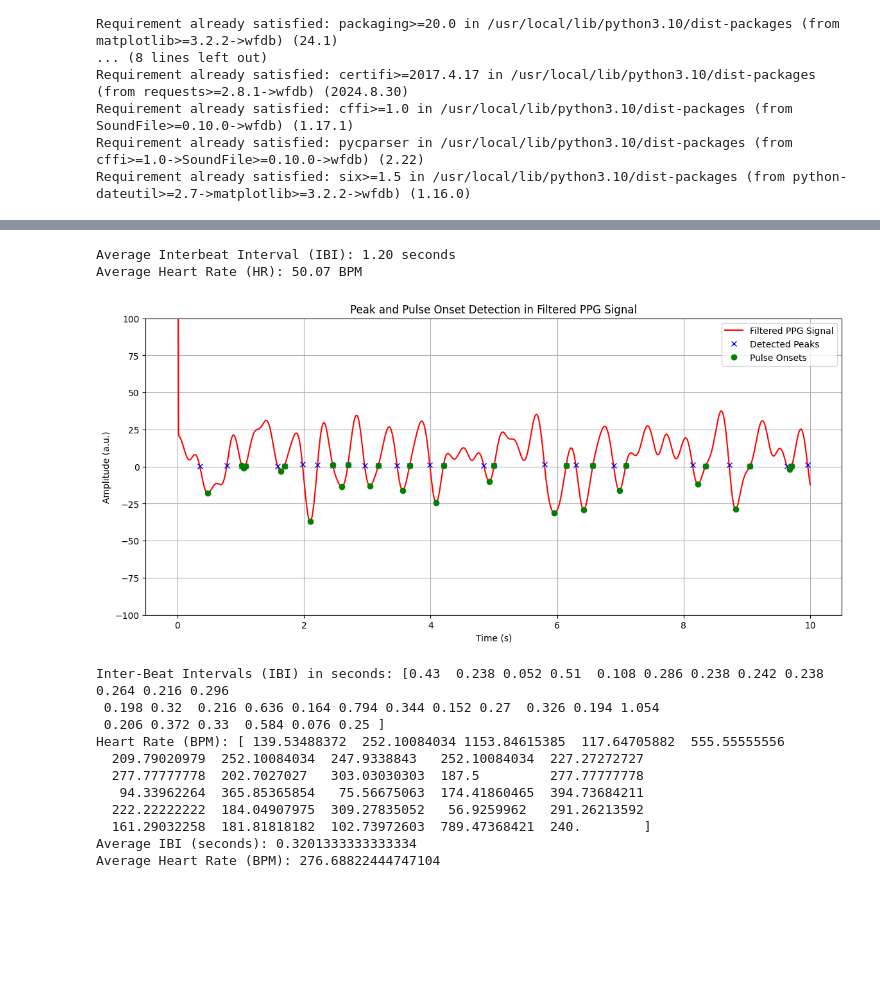
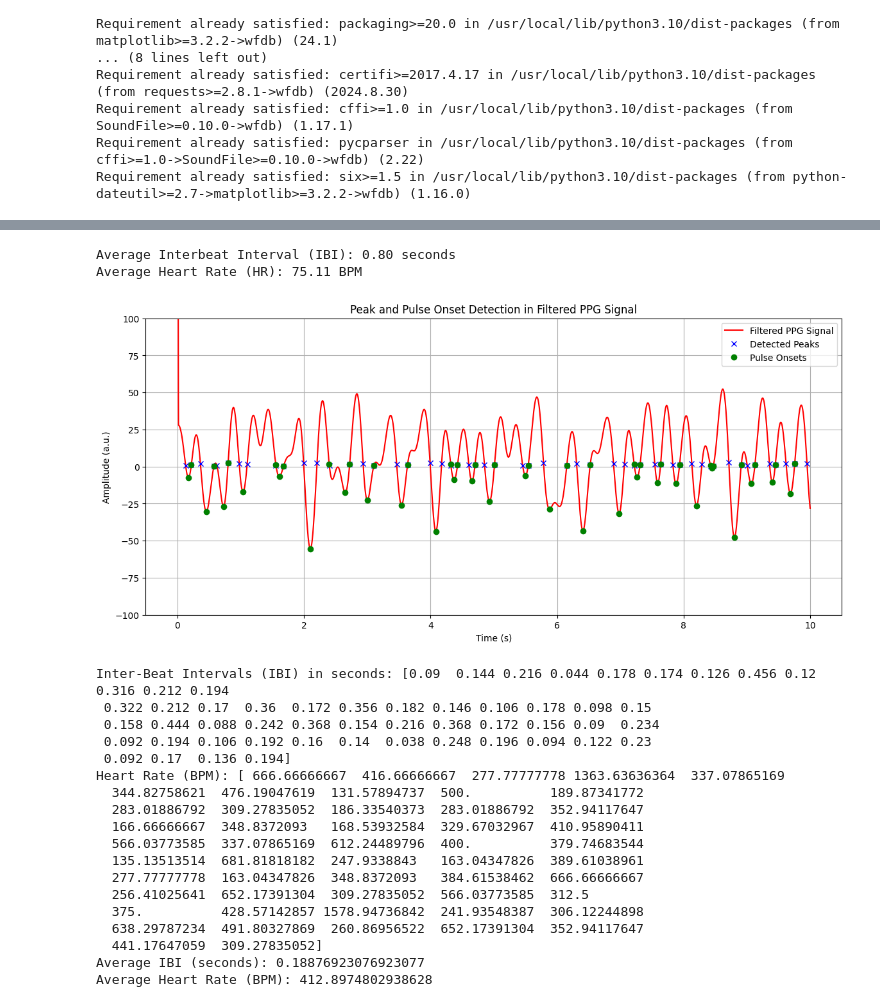
Before and after one commit to HRJ369/DH_307, a Jupyter notebook: DH_307_ppg.ipynb, the cells around one changed output, grey strips where cells are left out. Saved outputs shown, nothing was run; the diff lists cells and outputs as text; code cells hidden in the pictures; blank space fills up the shorter version.

```diff
--- a/DH_307_ppg.ipynb
+++ b/DH_307_ppg.ipynb
@@ -134,7 +163,7 @@ ppg_signal_10s = ppg_signal[:max_index]
 filtered_ppg_signal_10s = filtered_ppg_signal_lowpass[:max_index]
 
 # Parameters for systolic peak detection (these values need tuning)
-min_distance = int(0.6 * fs)  # Minimum distance between peaks (based on typical heart rate, 60-100 bpm)
+min_distance = int(0.4 * fs)  # Minimum distance between peaks (based on typical heart rate, 60-100 bpm)
 prominence_value = 500  # Controls how prominent a peak needs to be
 height_threshold = 32000  # Minimum height to be considered a systolic peak
 
@@ -214,8 +244,8 @@ average_HR = 60 / average_IBI  # Heart rate in BPM
 print(f"Average Interbeat Interval (IBI): {average_IBI:.2f} seconds")
 print(f"Average Heart Rate (HR): {average_HR:.2f} BPM")
 # %% [output]
-Average Interbeat Interval (IBI): 1.20 seconds
-Average Heart Rate (HR): 50.07 BPM
+Average Interbeat Interval (IBI): 0.80 seconds
+Average Heart Rate (HR): 75.11 BPM
 # %%
 #USE OF Pulse peak determination using Gaussian derivative filter (GDF), positive zerocrossing detection, and peak correction.
 #Pulse onset determination by finding the local minimum between two successive detected peaks.
@@ -265,38 +295,38 @@ def find_pulse_onsets(peaks, signal):
 
 # Assuming 'ppg_signal' and 'fs' (sampling frequency) are already defined
 # Apply Gaussian Derivative Filter
-filtered_signal = apply_gdf(filtered_ppg_signal)
+filtered_signal = apply_gdf(filtered_ppg_signal_lowpass)
 
 # Detect peaks using zero-crossing
 peaks = detect_peaks(filtered_signal)
 
 # Correct the detected peaks
 corrected_peaks = correct_peaks(filtered_signal, peaks)
 
 # Find pulse onsets
 pulse_onsets = find_pulse_onsets(corrected_peaks, filtered_signal)
 
 # Limit the filtered signal to the first 10 seconds for plotting
 filtered_signal_10s = filtered_signal[:max_index]
 corrected_peaks_10s = corrected_peaks[corrected_peaks < max_index]  # Limit corrected peaks
 pulse_onsets_10s = pulse_onsets[pulse_onsets < max_index]  # Limit pulse onsets
 # Plotting Results with Reduced Y-axis Scale
 plt.figure(figsize=(14, 6))
 plt.plot(time_10s, filtered_signal_10s, label='Filtered PPG Signal', color='red')
 plt.plot(time_10s[corrected_peaks_10s], filtered_signal_10s[corrected_peaks_10s], 'x', label='Detected Peaks', color='blue')
 plt.plot(time_10s[pulse_onsets_10s], filtered_signal_10s[pulse_onsets_10s], 'o', label='Pulse Onsets', color='green')
 
 # Set the limits for y-axis to 100
 plt.ylim(-100, 100)
 
 plt.xlabel('Time (s)')
 plt.ylabel('Amplitude (a.u.)')
 plt.title('Peak and Pulse Onset Detection in Filtered PPG Signal')
 plt.legend()
 plt.grid()
 plt.show()
 # %% [output]
-[figure, old version]
+[figure, new version]
 # %%
 # Filter corrected_peaks to be within the valid range
 valid_peaks = corrected_peaks[corrected_peaks < len(time_10s)]
@@ -316,14 +346,21 @@ average_hr = np.mean(heart_rates)
 print("Average IBI (seconds):", average_ibi)
 print("Average Heart Rate (BPM):", average_hr)
 # %% [output]
-Inter-Beat Intervals (IBI) in seconds: [0.43  0.238 0.052 0.51  0.108 0.286 0.238 0.242 0.238 0.264 0.216 0.296
- 0.198 0.32  0.216 0.636 0.164 0.794 0.344 0.152 0.27  0.326 0.194 1.054
- 0.206 0.372 0.33  0.584 0.076 0.25 ]
-Heart Rate (BPM): [ 139.53488372  252.10084034 1153.84615385  117.64705882  555.55555556
-  209.79020979  252.10084034  247.9338843   252.10084034  227.27272727
-  277.77777778  202.7027027   303.03030303  187.5         277.77777778
-   94.33962264  365.85365854   75.56675063  174.41860465  394.73684211
-  222.22222222  184.04907975  309.27835052   56.9259962   291.26213592
-  161.29032258  181.81818182  102.73972603  789.47368421  240.        ]
-Average IBI (seconds): 0.3201333333333334
-Average Heart Rate (BPM): 276.68822444747104
+Inter-Beat Intervals (IBI) in seconds: [0.09  0.144 0.216 0.044 0.178 0.174 0.126 0.456 0.12  0.316 0.212 0.194
+ 0.322 0.212 0.17  0.36  0.172 0.356 0.182 0.146 0.106 0.178 0.098 0.15
+ 0.158 0.444 0.088 0.242 0.368 0.154 0.216 0.368 0.172 0.156 0.09  0.234
+ 0.092 0.194 0.106 0.192 0.16  0.14  0.038 0.248 0.196 0.094 0.122 0.23
+ 0.092 0.17  0.136 0.194]
+Heart Rate (BPM): [ 666.66666667  416.66666667  277.77777778 1363.63636364  337.07865169
+  344.82758621  476.19047619  131.57894737  500.          189.87341772
+  283.01886792  309.27835052  186.33540373  283.01886792  352.94117647
+  166.66666667  348.8372093   168.53932584  329.67032967  410.95890411
+  566.03773585  337.07865169  612.24489796  400.          379.74683544
+  135.13513514  681.81818182  247.9338843   163.04347826  389.61038961
+  277.77777778  163.04347826  348.8372093   384.61538462  666.66666667
+  256.41025641  652.17391304  309.27835052  566.03773585  312.5
+  375.          428.57142857 1578.94736842  241.93548387  306.12244898
+  638.29787234  491.80327869  260.86956522  652.17391304  352.94117647
+  441.17647059  309.27835052]
+Average IBI (seconds): 0.18876923076923077
+Average Heart Rate (BPM): 412.8974802938628
```
Also changed, not shown: parts of 4 cells of this notebook.
